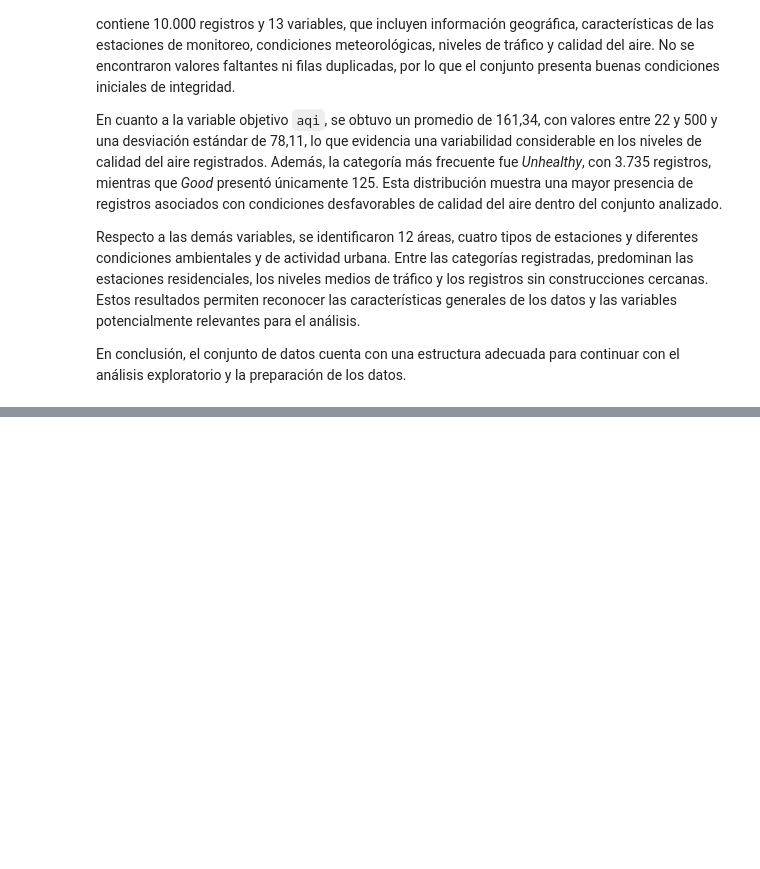
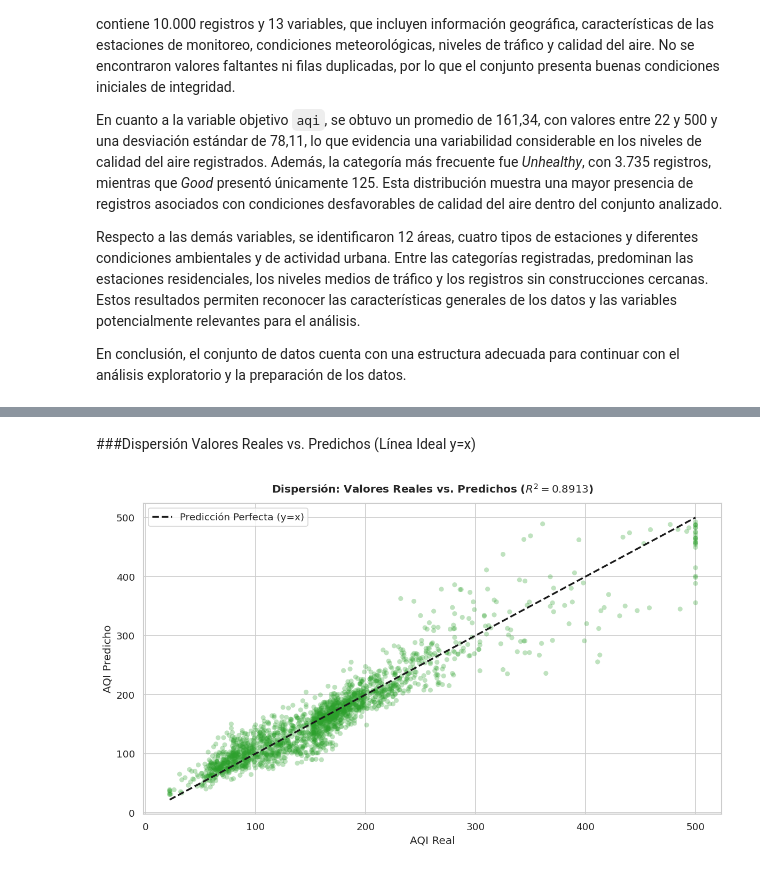
Before and after one commit to JuanMauwu/air-quality-prediction-analysis, a Jupyter notebook: notebooks/Exploración_inicial_dataset_Dhaka_AQI.ipynb, the cells around one changed output, grey strips where cells are left out. Cells and saved outputs as stored; diff of their text form; code cells hidden in the pictures; blank space fills up the shorter version.

```diff
--- a/notebooks/Exploración_inicial_dataset_Dhaka_AQI.ipynb
+++ b/notebooks/Exploración_inicial_dataset_Dhaka_AQI.ipynb
@@ -168,0 +325,18 @@ En conclusión, el conjunto de datos cuenta con una estructura adecuada para con
+# %% [markdown]
+###Dispersión Valores Reales vs. Predichos (Línea Ideal y=x)
+# %%
+plt.figure(figsize=(10, 6))
+plt.scatter(y_test, y_pred_test, alpha=0.3, color='#2ca02c', edgecolors='none', s=30)
+
+max_val = max(y_test.max(), y_pred_test.max())
+min_val = min(y_test.min(), y_pred_test.min())
+plt.plot([min_val, max_val], [min_val, max_val], 'k--', lw=2, label='Predicción Perfecta (y=x)')
+
+plt.title(f'Dispersión: Valores Reales vs. Predichos ($R^2 = {r2_test:.4f}$)', fontweight='bold', pad=12)
+plt.xlabel('AQI Real')
+plt.ylabel('AQI Predicho')
+plt.legend(loc='upper left')
+plt.tight_layout()
+plt.show()
+# %% [output]
+[figure, added]
```
Also changed, not shown: parts of 24 cells of this notebook.
